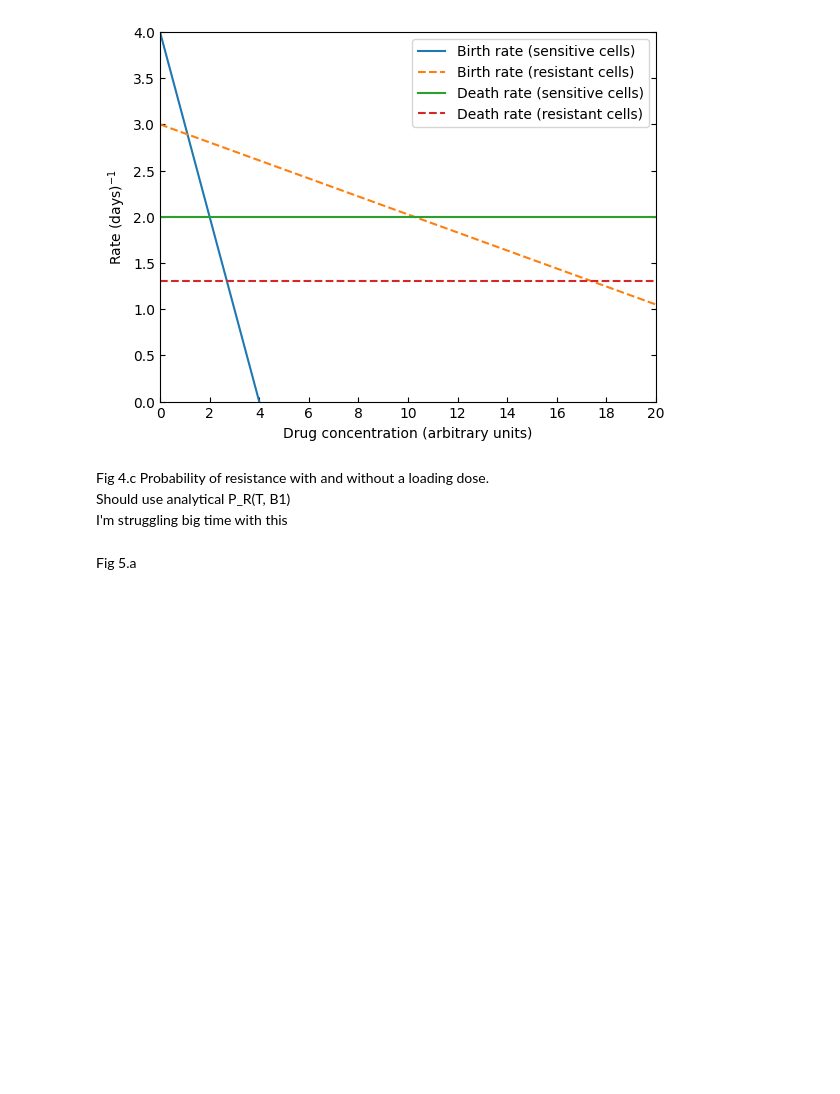
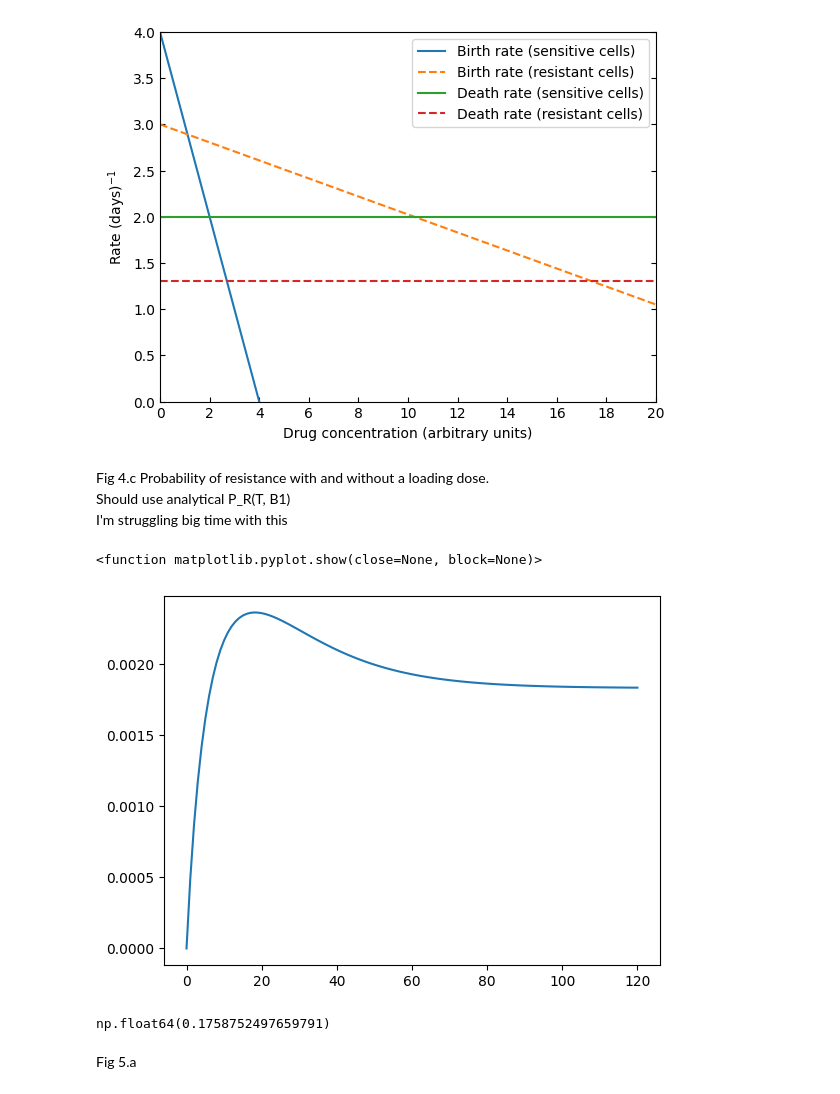
Before and after one commit to colmmcc2000/RSCAM_Group_11, a Jupyter notebook: code_RSCAM.ipynb, the cells around one changed output. Saved outputs shown, nothing was run; the diff lists cells and outputs as text; code cells hidden in the pictures; blank space fills up the shorter version.

```diff
--- a/code_RSCAM.ipynb
+++ b/code_RSCAM.ipynb
@@ -1067,3 +1102,32 @@ I'm struggling big time with this
+# %%
+T = 120
+M = 1e6
+u = 1e-8
+kappa = 0.2
+loading_dose = True
+tau = 1
+D = 0.6
+
+time_grid = np.linspace(0, 120, 2401)
+
+time = np.linspace(0, 120, 121)
+store = np.zeros(len(time))
+for e, g in enumerate(time):
+    c_t = np.array([get_concentration(t, D, kappa, tau, loading_dose) for t in time_grid])
+    lx_t, ly_t, mux_t, muy_t = rates_conc(0.4, 0.3, 0.13, 0.2, 3.5, c_t, 0.13)
+    store[e] = calculate_Pr_at_T(g, M, u, lx_t, mux_t, ly_t, muy_t, time_grid)
+
+plt.plot(time, store)
+plt.show
+# %% [output]
+<function matplotlib.pyplot.show(close=None, block=None)>
+[figure, added]
+# %%
+c_t = np.array([get_concentration(t, D, kappa, tau, loading_dose) for t in time_grid])
+lx_t, ly_t, mux_t, muy_t = rates_conc(0.4, 0.3, 0.2, 0.2, 4, c_t, 0.5)
+ly_t[2400]
+# %% [output]
+np.float64(0.1758752497659791)
 # %% [markdown]
 Fig 5.a
 # %%
```
Also changed, not shown: parts of 3 cells of this notebook.
